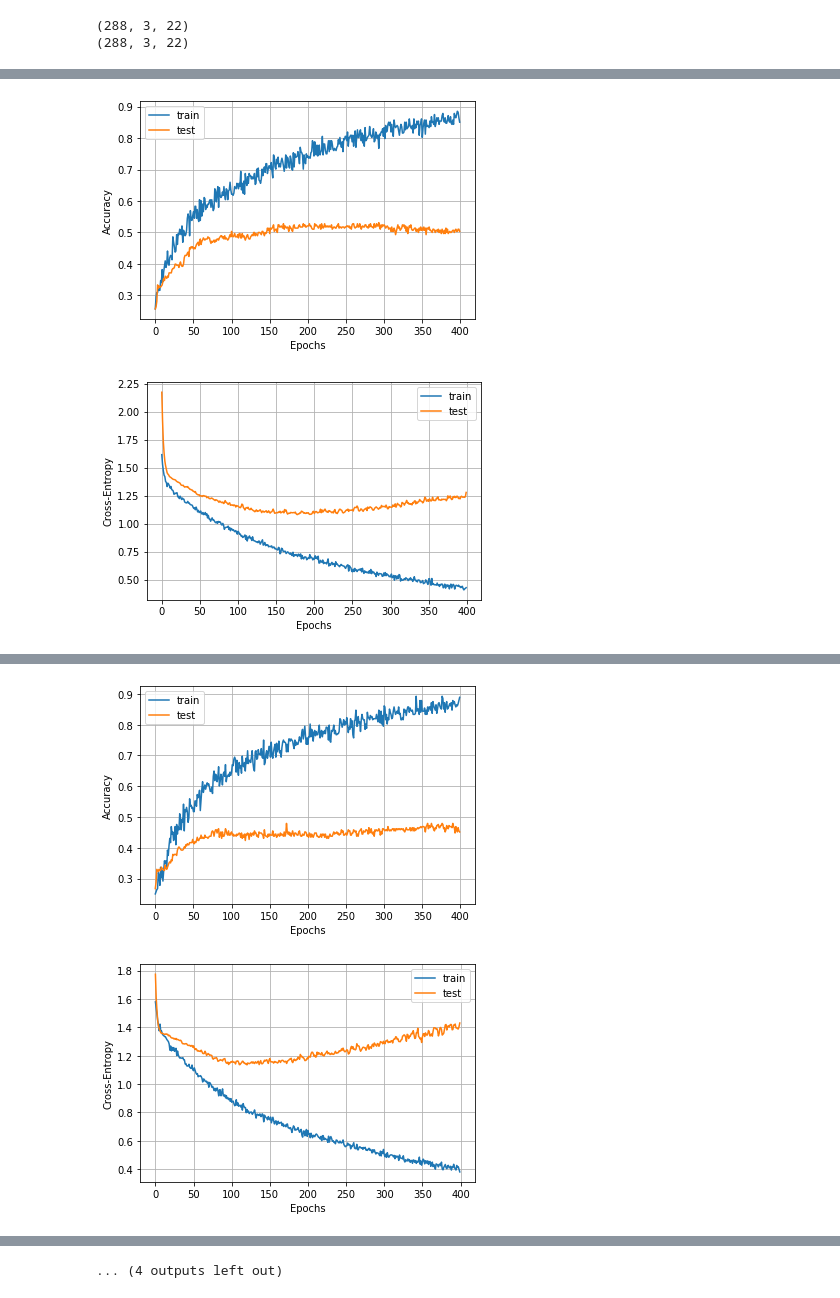
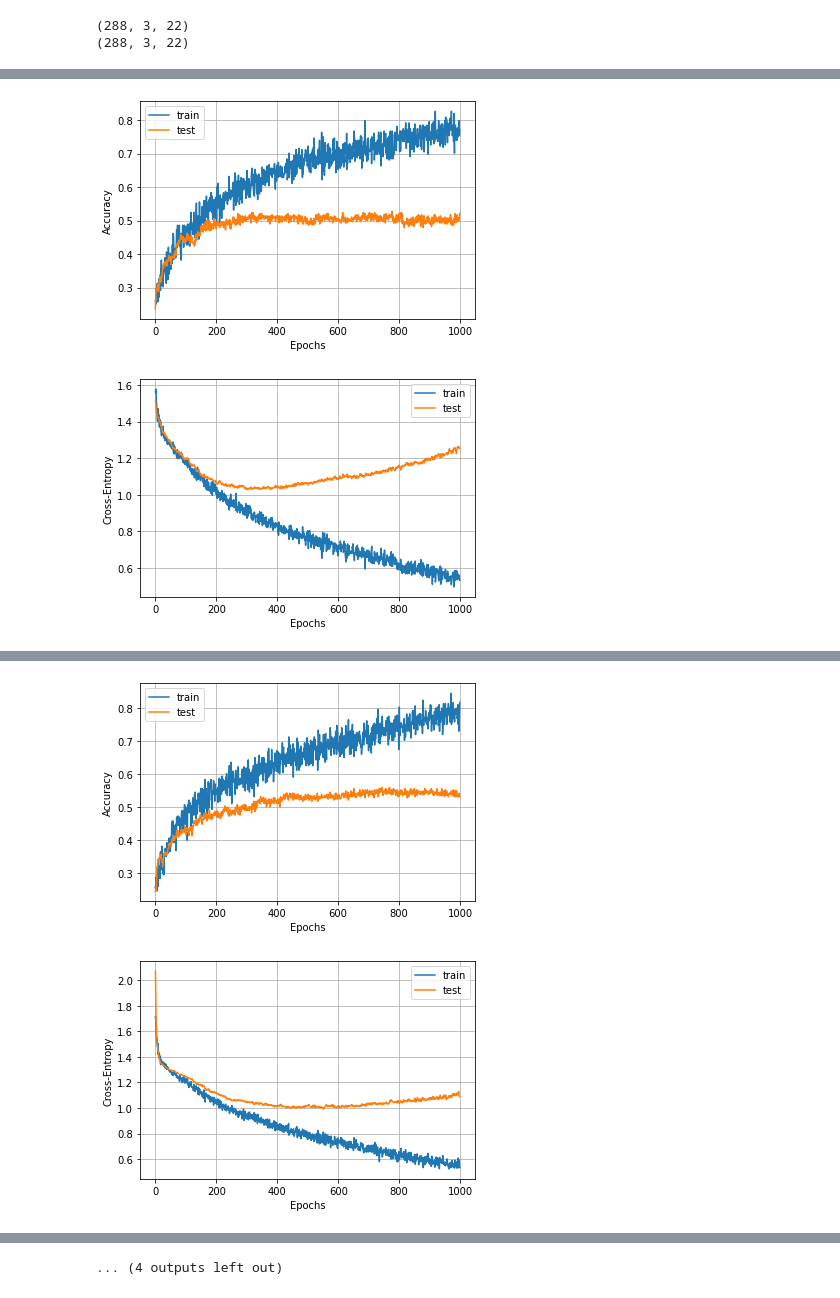
Before and after one commit to EdgarMoyete/Deep-Learning-BCI-IV-2a, a Jupyter notebook: RWE_DWT/CNN-1D.ipynb, the cells around one changed output, grey strips where cells are left out. Drawn from its saved outputs; the diff is of its cells as text; code cells hidden in the pictures.

```diff
--- a/RWE_DWT/CNN-1D.ipynb
+++ b/RWE_DWT/CNN-1D.ipynb
@@ -95,8 +90,8 @@ def CNN_1D():
   model.add(Conv1D(32, 3, activation='relu', padding='same',
                    input_shape=x_train.shape[1:]))
   model.add(Flatten())
-  model.add(Dense(64, activation='relu'))
-  model.add(Dropout(0.2))
+  model.add(Dense(16, activation='relu'))
+  model.add(Dropout(0.5))
   model.add(Dense(n_classes, activation='softmax'))
 
   optimizer = Adam(lr=1e-4)
@@ -108,53 +103,50 @@ def CNN_1D():
 array_loss = []
 array_acc = []
 array_kappa = []
-array_f1 = []
 for i in range(5):
-    print("Iteration:", i+1);
+  print("Iteration:", i+1)
 
-    model = CNN_1D()
+  model = CNN_1D()
 
-    history = model.fit(x_train, y_train, epochs=400, batch_size=18,
-                        validation_data=(x_test, y_test), verbose=0)
+  history = model.fit(x_train, y_train, epochs=1000, batch_size=18,
+                      validation_data=(x_test, y_test), verbose=0)
+                      # callbacks=[mc]
 
-    test_loss, test_acc = model.evaluate(x_test, y_test, verbose=2)
-    array_loss.append(test_loss)
-    array_acc.append(test_acc)
+  test_loss, test_acc = model.evaluate(x_test, y_test, verbose=0)
+  array_loss.append(test_loss)
+  print("loss: ", test_loss)
+  array_acc.append(test_acc)
+  print("accuracy: ", test_acc)
 
-    probabilidades = model.predict(x_test)
-    y_pred = np.argmax(probabilidades, 1) #1=fila
+  probabilidades = model.predict(x_test)
+  y_pred = np.argmax(probabilidades, 1) #1=fila
 
-    kappa = cohen_kappa_score(y_test, y_pred)
-    array_kappa.append(kappa)
-    print("kappa: ", kappa)
+  kappa = cohen_kappa_score(y_test, y_pred)
+  array_kappa.append(kappa)
+  print("kappa: ", kappa)
 
-    f1 = f1_score(y_test, y_pred, average='macro')
-    array_f1.append(f1)
-    print("f1:", f1)
+  matriz_confusion = confusion_matrix(y_test, y_pred)
+  print("confusion matrix:\n", matriz_confusion)
 
-    matriz_confusion = confusion_matrix(y_test, y_pred)
-    print("confusion matrix:\n", matriz_confusion)
-
-    plt.plot(history.history['acc'])
-    plt.plot(history.history['val_acc'])
-    plt.grid()
-    plt.xlabel('Epochs')
-    plt.ylabel('Accuracy')
-    plt.legend(['train', 'test'])
-    plt.show()
-    plt.plot(history.history['loss'])
-    plt.plot(history.history['val_loss'])
-    plt.grid()
-    plt.xlabel('Epochs')
-    plt.ylabel('Cross-Entropy')
-    plt.legend(['train', 'test'])
-    plt.show()
+  plt.plot(history.history['accuracy'])
+  plt.plot(history.history['val_accuracy'])
+  plt.grid()
+  plt.xlabel('Epochs')
+  plt.ylabel('Accuracy')
+  plt.legend(['train', 'test'])
+  plt.show()
+  plt.plot(history.history['loss'])
+  plt.plot(history.history['val_loss'])
+  plt.grid()
+  plt.xlabel('Epochs')
+  plt.ylabel('Cross-Entropy')
+  plt.legend(['train', 'test'])
+  plt.show()
 
 print()
 print("Resultados:")
 print("loss:", array_loss)
 print("accuracy:", array_acc)
 print("kappa:", array_kappa)
-print("f1:", array_f1)
 # %% [output]
 Iteration: 1
@@ -183,3 +172,3 @@ confusion matrix:
-[figure, old version]
+[figure, new version]
-[figure, old version]
+[figure, new version]
 Iteration: 3
@@ -194,3 +183,3 @@ confusion matrix:
-[figure, old version]
+[figure, new version]
-[figure, old version]
+[figure, new version]
 Iteration: 4
```
Also changed, not shown: parts of 6 cells of this notebook, 1 other file.
